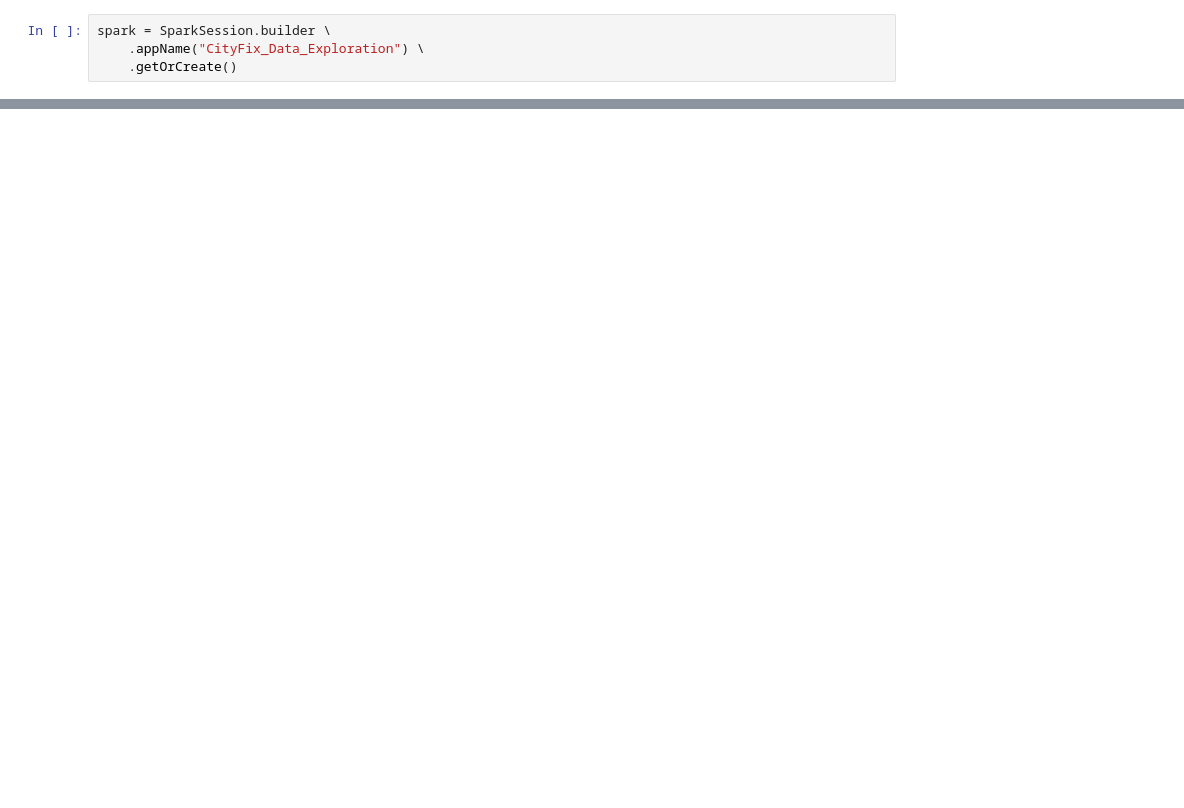
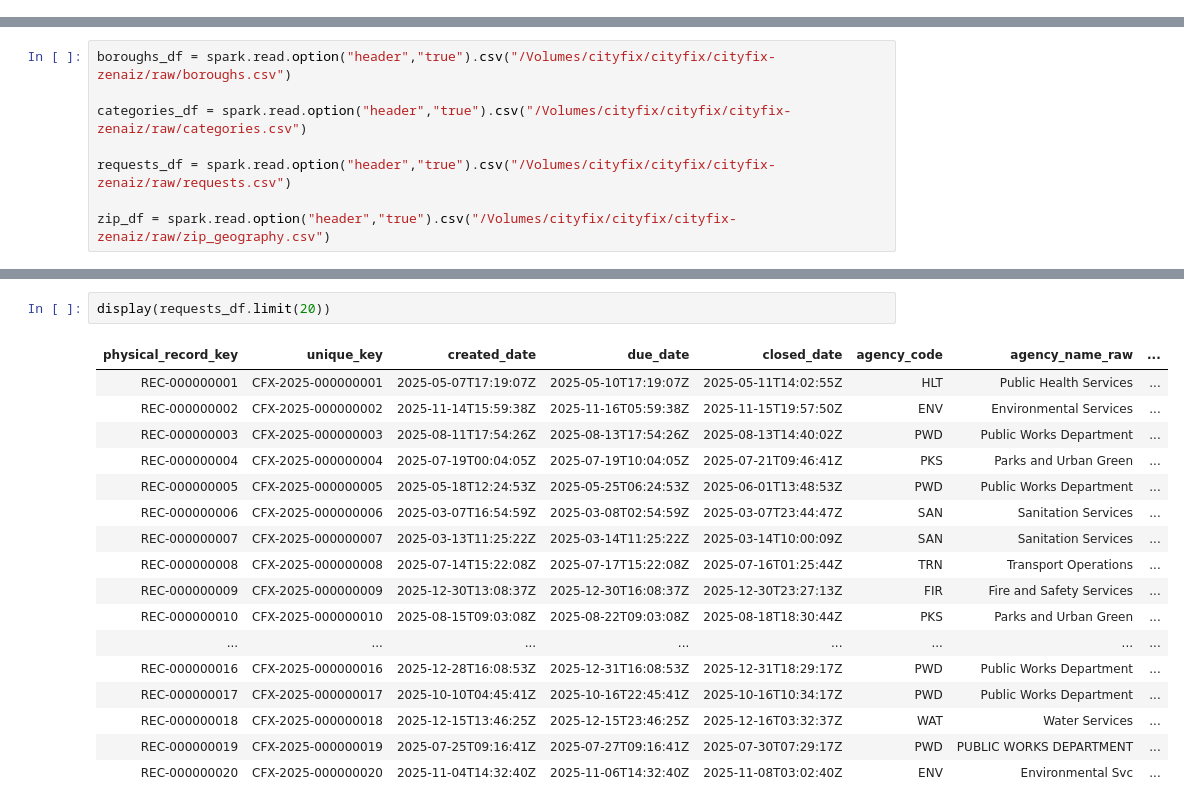
Before and after one commit to Mudili-Tejaswini/bvrith-de-c1-team14-cityfix-civic-service-analytics, a Jupyter notebook: notebooks/01_data_exploration.ipynb, the cells around one changed output, grey strips where cells are left out. Saved outputs shown, nothing was run; the diff lists cells and outputs as text; blank space fills up the shorter version.

```diff
--- a/notebooks/01_data_exploration.ipynb
+++ b/notebooks/01_data_exploration.ipynb
@@ -23,5 +27 @@ from pyspark.sql import SparkSession
 from pyspark.sql.functions import *
-# %%
-spark = SparkSession.builder \
-    .appName("CityFix_Data_Exploration") \
-    .getOrCreate()
@@ -54,0 +144,8 @@ ORDER BY record_count DESC
+# %%
+boroughs_df = spark.read.option("header","true").csv("/Volumes/cityfix/cityfix/cityfix-zenaiz/raw/boroughs.csv")
+
+categories_df = spark.read.option("header","true").csv("/Volumes/cityfix/cityfix/cityfix-zenaiz/raw/categories.csv")
+
+requests_df = spark.read.option("header","true").csv("/Volumes/cityfix/cityfix/cityfix-zenaiz/raw/requests.csv")
+
+zip_df = spark.read.option("header","true").csv("/Volumes/cityfix/cityfix/cityfix-zenaiz/raw/zip_geography.csv")
@@ -54,0 +182,20 @@ ORDER BY record_count DESC
+# %%
+display(requests_df.limit(20))
+# %% [output]
+| physical_record_key | unique_key | created_date | due_date | closed_date | agency_code | agency_name_raw | ... |
+| REC-000000001 | CFX-2025-000000001 | 2025-05-07T17:19:07Z | 2025-05-10T17:19:07Z | 2025-05-11T14:02:55Z | HLT | Public Health Services | ... |
+| REC-000000002 | CFX-2025-000000002 | 2025-11-14T15:59:38Z | 2025-11-16T05:59:38Z | 2025-11-15T19:57:50Z | ENV | Environmental Services | ... |
+| REC-000000003 | CFX-2025-000000003 | 2025-08-11T17:54:26Z | 2025-08-13T17:54:26Z | 2025-08-13T14:40:02Z | PWD | Public Works Department | ... |
+| REC-000000004 | CFX-2025-000000004 | 2025-07-19T00:04:05Z | 2025-07-19T10:04:05Z | 2025-07-21T09:46:41Z | PKS | Parks and Urban Green | ... |
+| REC-000000005 | CFX-2025-000000005 | 2025-05-18T12:24:53Z | 2025-05-25T06:24:53Z | 2025-06-01T13:48:53Z | PWD | Public Works Department | ... |
+| REC-000000006 | CFX-2025-000000006 | 2025-03-07T16:54:59Z | 2025-03-08T02:54:59Z | 2025-03-07T23:44:47Z | SAN | Sanitation Services | ... |
+| REC-000000007 | CFX-2025-000000007 | 2025-03-13T11:25:22Z | 2025-03-14T11:25:22Z | 2025-03-14T10:00:09Z | SAN | Sanitation Services | ... |
+| REC-000000008 | CFX-2025-000000008 | 2025-07-14T15:22:08Z | 2025-07-17T15:22:08Z | 2025-07-16T01:25:44Z | TRN | Transport Operations | ... |
+| REC-000000009 | CFX-2025-000000009 | 2025-12-30T13:08:37Z | 2025-12-30T16:08:37Z | 2025-12-30T23:27:13Z | FIR | Fire and Safety Services | ... |
+| REC-000000010 | CFX-2025-000000010 | 2025-08-15T09:03:08Z | 2025-08-22T09:03:08Z | 2025-08-18T18:30:44Z | PKS | Parks and Urban Green | ... |
+| ... | ... | ... | ... | ... | ... | ... | ... |
+| REC-000000016 | CFX-2025-000000016 | 2025-12-28T16:08:53Z | 2025-12-31T16:08:53Z | 2025-12-31T18:29:17Z | PWD | Public Works Department | ... |
+| REC-000000017 | CFX-2025-000000017 | 2025-10-10T04:45:41Z | 2025-10-16T22:45:41Z | 2025-10-16T10:34:17Z | PWD | Public Works Department | ... |
+| REC-000000018 | CFX-2025-000000018 | 2025-12-15T13:46:25Z | 2025-12-15T23:46:25Z | 2025-12-16T03:32:37Z | WAT | Water Services | ... |
+| REC-000000019 | CFX-2025-000000019 | 2025-07-25T09:16:41Z | 2025-07-27T09:16:41Z | 2025-07-30T07:29:17Z | PWD | PUBLIC WORKS DEPARTMENT | ... |
+| REC-000000020 | CFX-2025-000000020 | 2025-11-04T14:32:40Z | 2025-11-06T14:32:40Z | 2025-11-08T03:02:40Z | ENV | Environmental Svc | ... |
```
Also changed, not shown: parts of 24 cells of this notebook.
